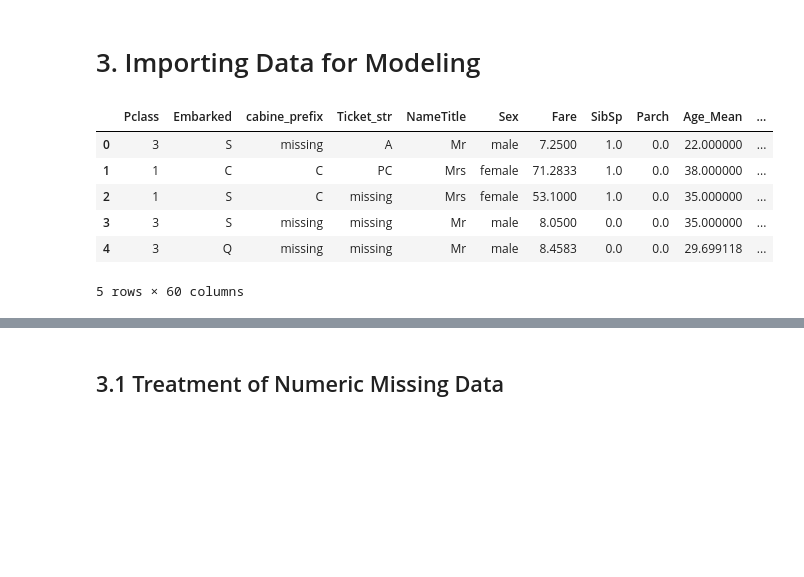
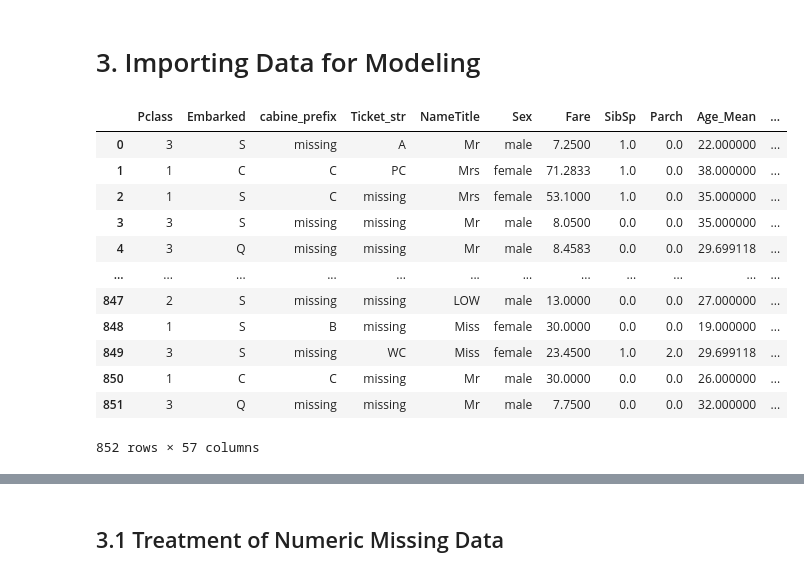
Before and after one commit to maxreis86/FIEP-Machine-Learning-e-Computacao-em-Nuvem, a Jupyter notebook: clusters_segmentation/2_Fast_Machine_Learning.ipynb, the cells around one changed output, grey strips where cells are left out. Cells and saved outputs as stored; diff of their text form; code cells hidden in the pictures; blank space fills up the shorter version.

```diff
--- a/clusters_segmentation/2_Fast_Machine_Learning.ipynb
+++ b/clusters_segmentation/2_Fast_Machine_Learning.ipynb
@@ -86,15 +71,21 @@ warnings.filterwarnings("ignore", category=FutureWarning)
 # %%
 dataprep_df_full = pd.read_csv('./titanic/dataprep_df.csv')
 # %%
-dataprep_df_full.head()
+dataprep_df_full
 # %% [output]
 |  | Pclass | Embarked | cabine_prefix | Ticket_str | NameTitle | Sex | Fare | SibSp | Parch | Age_Mean | ... |
 | 0 | 3 | S | missing | A | Mr | male | 7.2500 | 1.0 | 0.0 | 22.000000 | ... |
 | 1 | 1 | C | C | PC | Mrs | female | 71.2833 | 1.0 | 0.0 | 38.000000 | ... |
 | 2 | 1 | S | C | missing | Mrs | female | 53.1000 | 1.0 | 0.0 | 35.000000 | ... |
 | 3 | 3 | S | missing | missing | Mr | male | 8.0500 | 0.0 | 0.0 | 35.000000 | ... |
 | 4 | 3 | Q | missing | missing | Mr | male | 8.4583 | 0.0 | 0.0 | 29.699118 | ... |
+| ... | ... | ... | ... | ... | ... | ... | ... | ... | ... | ... | ... |
+| 847 | 2 | S | missing | missing | LOW | male | 13.0000 | 0.0 | 0.0 | 27.000000 | ... |
+| 848 | 1 | S | B | missing | Miss | female | 30.0000 | 0.0 | 0.0 | 19.000000 | ... |
+| 849 | 3 | S | missing | WC | Miss | female | 23.4500 | 1.0 | 2.0 | 29.699118 | ... |
+| 850 | 1 | C | C | missing | Mr | male | 30.0000 | 0.0 | 0.0 | 26.000000 | ... |
+| 851 | 3 | Q | missing | missing | Mr | male | 7.7500 | 0.0 | 0.0 | 32.000000 | ... |
-5 rows × 60 columns
+852 rows × 57 columns
 # %%
 #Work with a sample data if the PctSampleSize is less than 1
 if PctSampleSize == 1:
```
Also changed, not shown: parts of 33 cells of this notebook, 14 other files.
